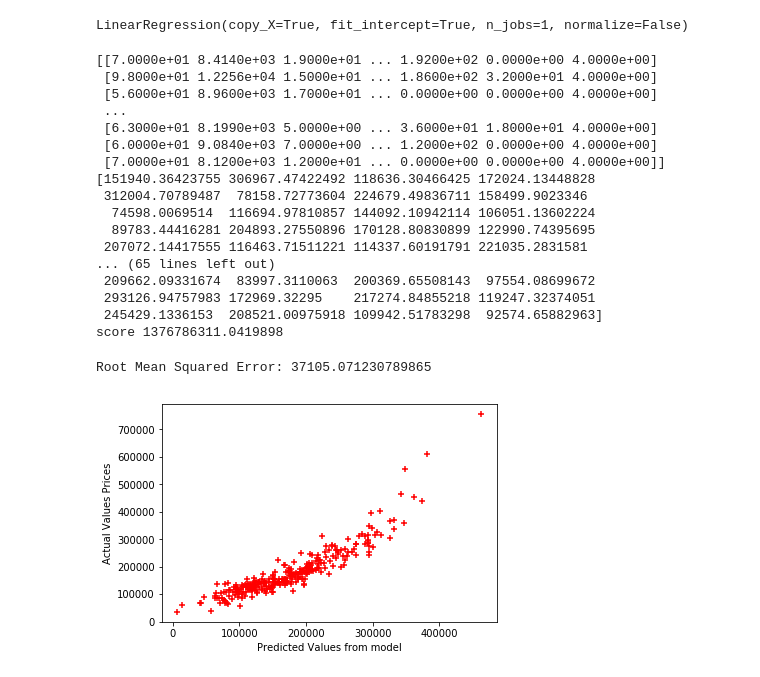
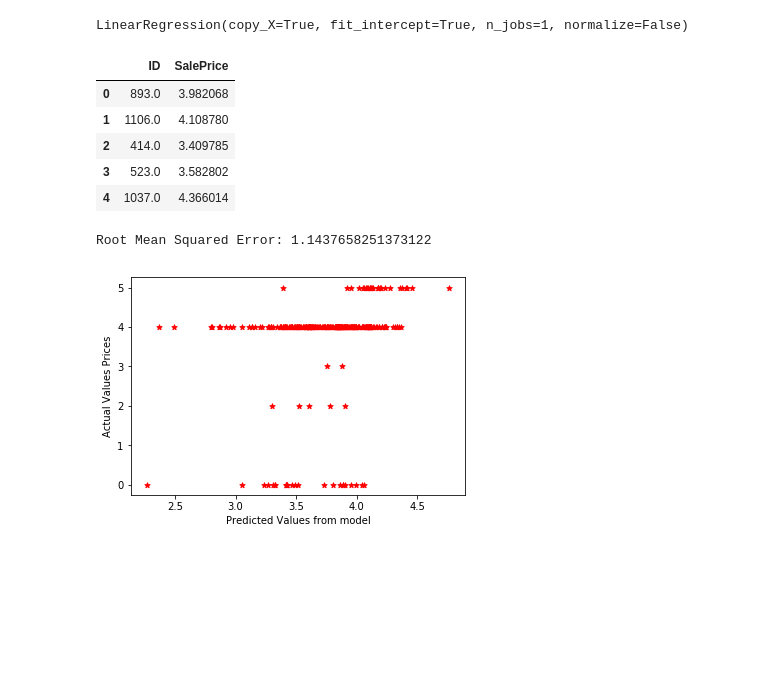
Before and after one commit to radz1/MachineLearn, a Jupyter notebook: HousePricesAssignment.ipynb, the cells around one changed output. Drawn from its saved outputs; the diff is of its cells as text; code cells hidden in the pictures; blank space fills up the shorter version.

```diff
--- a/HousePricesAssignment.ipynb
+++ b/HousePricesAssignment.ipynb
@@ -69,7 +69,8 @@ corr = corr.sort_values('SalePrice')
 
 correlatedCol = corr['SalePrice'][corr['SalePrice'].values > 0.2].index.values
 columnToDrop = list(set(trainColumns) - set(correlatedCol))
-
+columnToDrop.remove("Id")
+columnToDrop.append("SalePrice")
 print(corr['SalePrice'])
 print("columns to keep:",correlatedCol)
 #correlatedCol
@@ -149,37 +133,31 @@ LinearRegression(copy_X=True, fit_intercept=True, n_jobs=1, normalize=False)
 # Predict on the test data: y_pred
 y_pred = model.predict(X_validation)
 score = np.mean((Y_validation - y_pred) ** 2)
-print(X_validation)
-print(y_pred)
-print("score",score)
+#print(X_validation)
+#print(y_pred)
+#print("score",score)
+
+submit = pd.DataFrame()
+submit['ID'] = X_validation[:,0]
+submit['SalePrice'] = y_pred
+submit.head()
 # %% [output]
-[[7.0000e+01 8.4140e+03 1.9000e+01 ... 1.9200e+02 0.0000e+00 4.0000e+00]
- [9.8000e+01 1.2256e+04 1.5000e+01 ... 1.8600e+02 3.2000e+01 4.0000e+00]
- [5.6000e+01 8.9600e+03 1.7000e+01 ... 0.0000e+00 0.0000e+00 4.0000e+00]
- ...
- [6.3000e+01 8.1990e+03 5.0000e+00 ... 3.6000e+01 1.8000e+01 4.0000e+00]
- [6.0000e+01 9.0840e+03 7.0000e+00 ... 1.2000e+02 0.0000e+00 4.0000e+00]
- [7.0000e+01 8.1200e+03 1.2000e+01 ... 0.0000e+00 0.0000e+00 4.0000e+00]]
-[151940.36423755 306967.47422492 118636.30466425 172024.13448828
- 312004.70789487  78158.72773604 224679.49836711 158499.9023346
-  74598.0069514  116694.97810857 144092.10942114 106051.13602224
-  89783.44416281 204893.27550896 170128.80830899 122990.74395695
- 207072.14417555 116463.71511221 114337.60191791 221035.2831581
-... (65 lines left out)
- 209662.09331674  83997.3110063  200369.65508143  97554.08699672
- 293126.94757983 172969.32295    217274.84855218 119247.32374051
- 245429.1336153  208521.00975918 109942.51783298  92574.65882963]
-score 1376786311.0419898
+|  | ID | SalePrice |
+| 0 | 893.0 | 3.982068 |
+| 1 | 1106.0 | 4.108780 |
+| 2 | 414.0 | 3.409785 |
+| 3 | 523.0 | 3.582802 |
+| 4 | 1037.0 | 4.366014 |
 # %%
 # Compute and print RMSE, Lower the rmse better the prediction
 rmse = np.sqrt(mean_squared_error(Y_validation,y_pred))
 print("Root Mean Squared Error: {}".format(rmse))
 # %% [output]
-Root Mean Squared Error: 37105.071230789865
+Root Mean Squared Error: 1.1437658251373122
 # %%
-plt.scatter(y_pred, Y_validation, s=30, c='r', marker='+', zorder=10)
+plt.scatter(y_pred, Y_validation, s=30, c='r', marker='*', zorder=10)
 plt.xlabel("Predicted Values from model")
 plt.ylabel("Actual Values Prices")
 plt.show()
 # %% [output]
-[figure, old version]
+[figure, new version]
```
Also changed, not shown: parts of 3 cells of this notebook, 1 other file.
